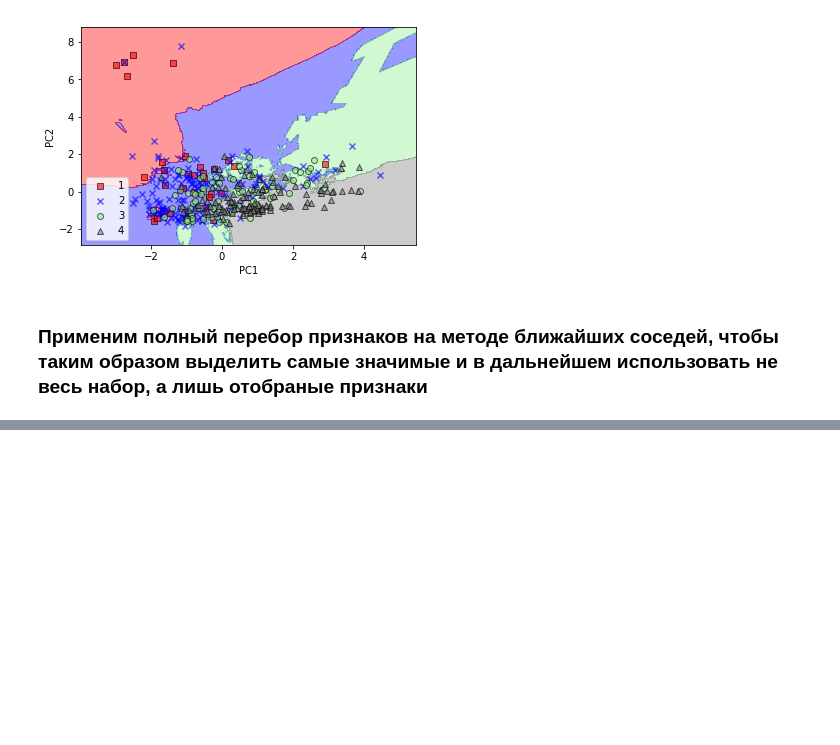
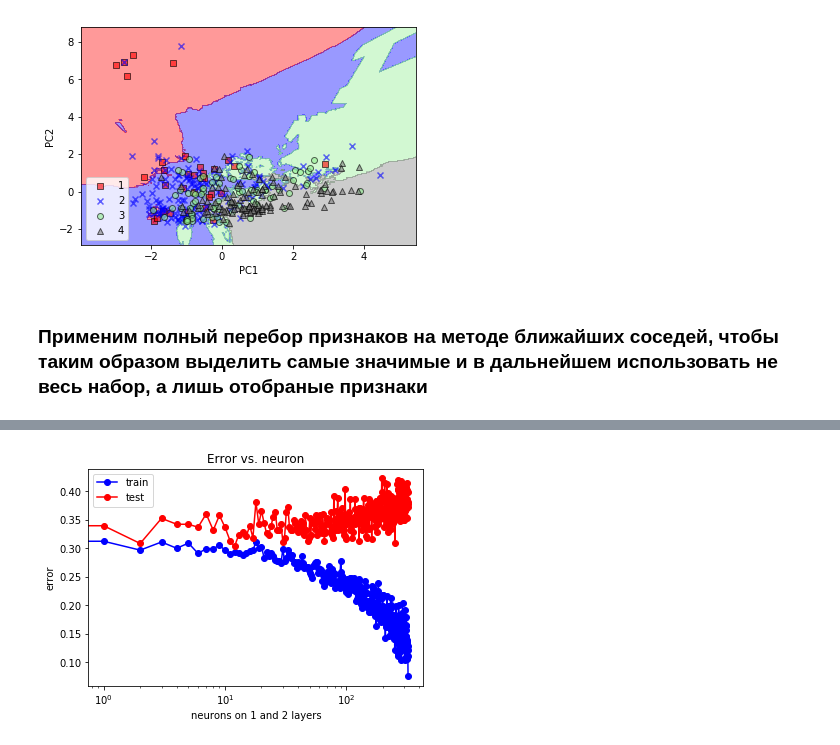
Before and after one commit to DaniilRoman/avito_data_mining, a Jupyter notebook: flats_avito.ipynb, the cells around one changed output, grey strips where cells are left out. Saved outputs shown, nothing was run; the diff lists cells and outputs as text; code cells hidden in the pictures; blank space fills up the shorter version.

```diff
--- a/flats_avito.ipynb
+++ b/flats_avito.ipynb
@@ -1109,0 +1225,26 @@ plt.plot(c['sorted_features'], c['sorted_error'])
+# %%
+neurons_arr = np.arange(2,20, 1)
+test_err = []
+train_err = []
+neurons = []
+for neuron_1_layer in neurons_arr:
+    for neuron_2_layer in neurons_arr:
+        mlp_model = MLPClassifier(alpha = alpha_opt, hidden_layer_sizes = (neuron_1_layer, neuron_2_layer),
+                                  solver = 'lbfgs', activation = 'relu', random_state = 42)
+        mlp_model.fit(X_train, y_train)
+
+        y_train_pred = mlp_model.predict(X_train)
+        y_test_pred = mlp_model.predict(X_test)
+        neurons.append('{}X{}'.format(neuron_1_layer, neuron_2_layer))
+        train_err.append(np.mean(y_train != y_train_pred))
+        test_err.append(np.mean(y_test != y_test_pred))
+# %%
+plt.semilogx(neurons, train_err, 'b-o', label = 'train')
+plt.semilogx(neurons, test_err, 'r-o', label = 'test')
+plt.title('Error vs. neuron')
+plt.xlabel('neurons on 1 and 2 layers')
+plt.ylabel('error')
+plt.legend()
+pass
+# %% [output]
+[figure, added]
```
Also changed, not shown: parts of 34 cells of this notebook.
